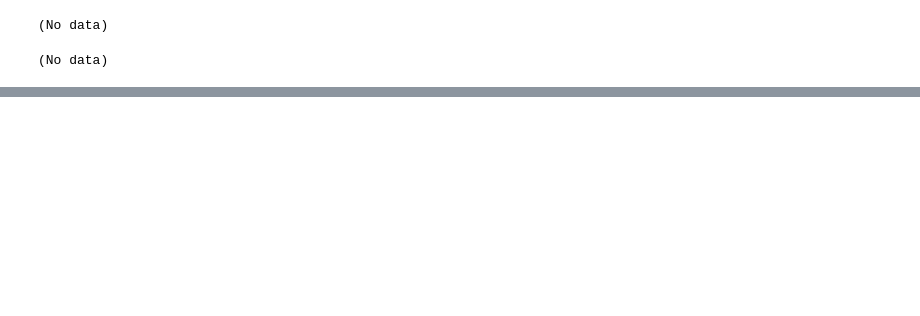
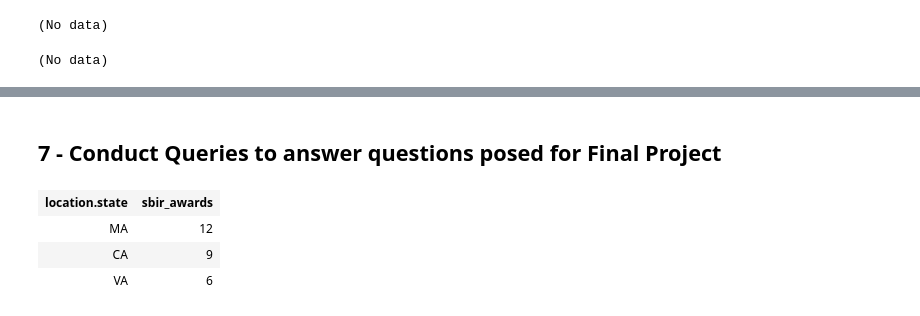
Before and after one commit to sj-ucsd/SBIR_Patent_analysis, a Jupyter notebook: neo4j_graph_etl.ipynb, the cells around one changed output, grey strips where cells are left out. Cells and saved outputs as stored; diff of their text form; code cells hidden in the pictures; blank space fills up the shorter version.

```diff
--- a/neo4j_graph_etl.ipynb
+++ b/neo4j_graph_etl.ipynb
@@ -24,5 +169,3 @@ import spacy
 # %%
 # Connect to your Neo4j database
-graph = Graph("bolt://localhost:7690", auth=("neo4j", "Welcome19#"))
-
-#7690
+graph = Graph(neo4j_url, auth=(neo4j_username, neo4j_password))
@@ -607,16 +661,3 @@ CREATE (applications_ref_pt)-[:CONTAINS]->(abstract_entities_pt)
 graph.run(cypher_query_patents6)
 # %% [output]
 (No data)
-# %%
-# Create relationships between nodes from the second file and existing nodes from the first file
-cypher_query_patents7 = """
-MATCH (title_pt:Title_PT) , (assignee_pt:Assignee_PT), (inventors_pt:Inventors_PT), (applications_ref_pt:Application_Ref_PT), (abstract_entities_pt:Abstract_Entities_PT)
-WHERE title_pt.key = assignee_pt.key AND  assignee_pt.key = inventors_pt.key AND inventors_pt.key = applications_ref_pt.key AND applications_ref_pt.key = abstract_entities_pt.key
-CREATE (title_pt)-[:ASSIGN]->(assignee_pt)
-CREATE (title_pt)-[:INVENTOR]->(inventors_pt)
-CREATE (inventors_pt)-[:RESEARCHED]->(abstract_entities_pt)
-CREATE (applications_ref_pt)-[:CONTAINS]->(abstract_entities_pt)
-"""
-
-# Execute the Cypher query
-graph.run(cypher_query_patents7)
@@ -798,6 +664,6 @@ LIMIT 10;
 # %%
 # Create relationships based on similarity
-cypher_query8 = """
+cypher_query7 = """
 
 LOAD CSV WITH HEADERS FROM 'file:///neo4j_similarity_scores.csv' AS row
 MATCH (ae1:Abstract_Entities {abstract_entities: row.entity_a})
@@ -808,4 +674,4 @@ MERGE (ae1)-[:SIMILARITY_SCORE {score: toFloat(row.similarity_score)}]->(ae2);
 """
 
 # Execute the Cypher query
-graph.run(cypher_query8)
+#graph.run(cypher_query7)
@@ -1047,0 +703,17 @@ df_patent.head(5)
+# %% [markdown]
+## 7 - Conduct Queries to answer questions posed for Final Project
+# %%
+#1. What states receive the most SBIR awards in a variety of technology areas?
+cypher_FP_query1 = """
+MATCH (award:AWARD)-[:BELONGSTO]->(principal:Principal)-[:WORKSIN]->(location:Location)
+MATCH (award:AWARD)-[:CONTAINS]->(abstract_entities)
+WHERE abstract_entities.abstract_entities CONTAINS 'communication'
+RETURN location.state, COUNT(DISTINCT award.key) AS sbir_awards
+ORDER BY sbir_awards DESC LIMIT 10;
+"""
+graph.run(cypher_FP_query1)
+# %% [output]
+| location.state | sbir_awards |
+| MA | 12 |
+| CA | 9 |
+| VA | 6 |
```
Also changed, not shown: parts of 49 cells of this notebook, 2 other files.
